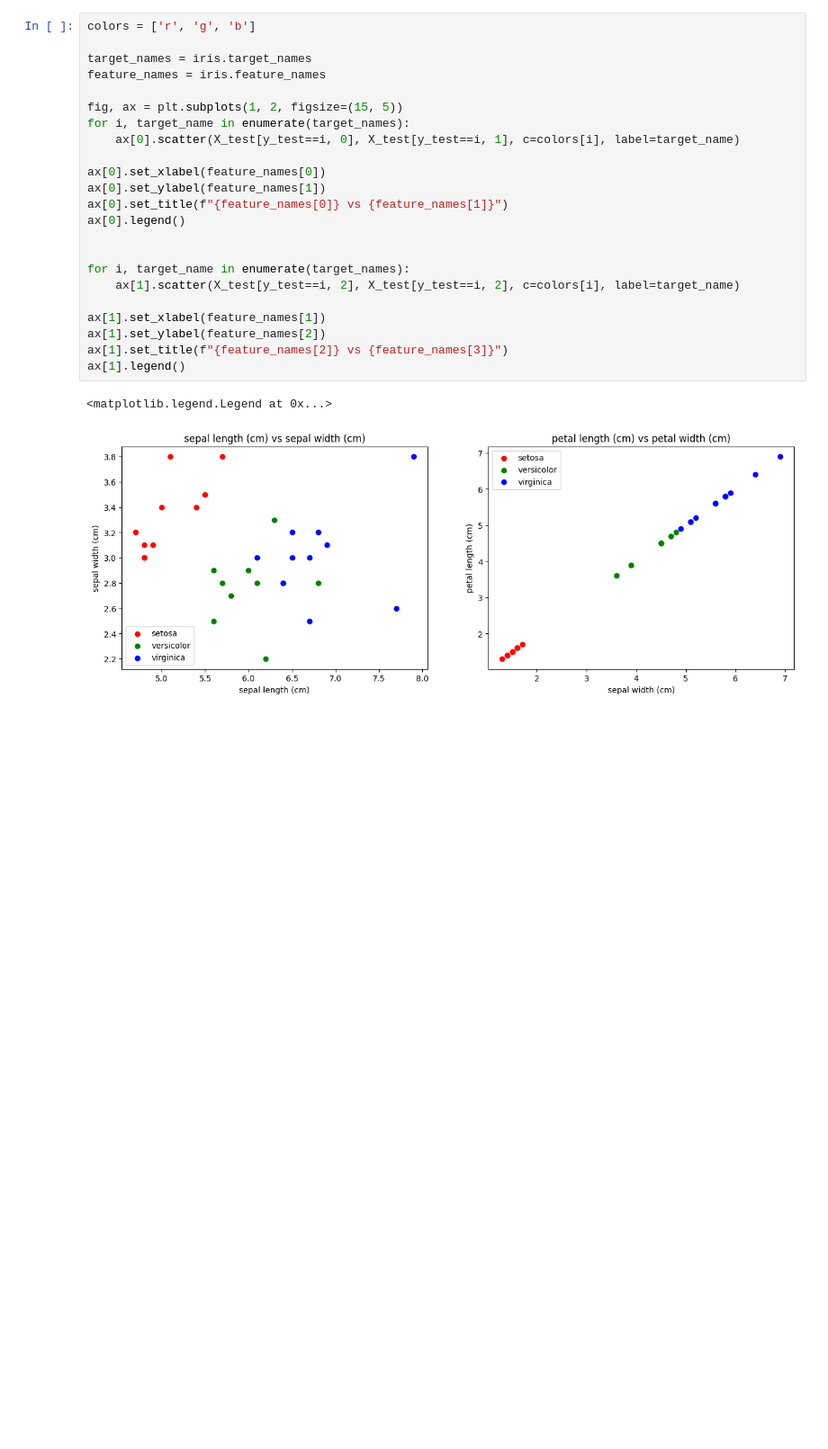
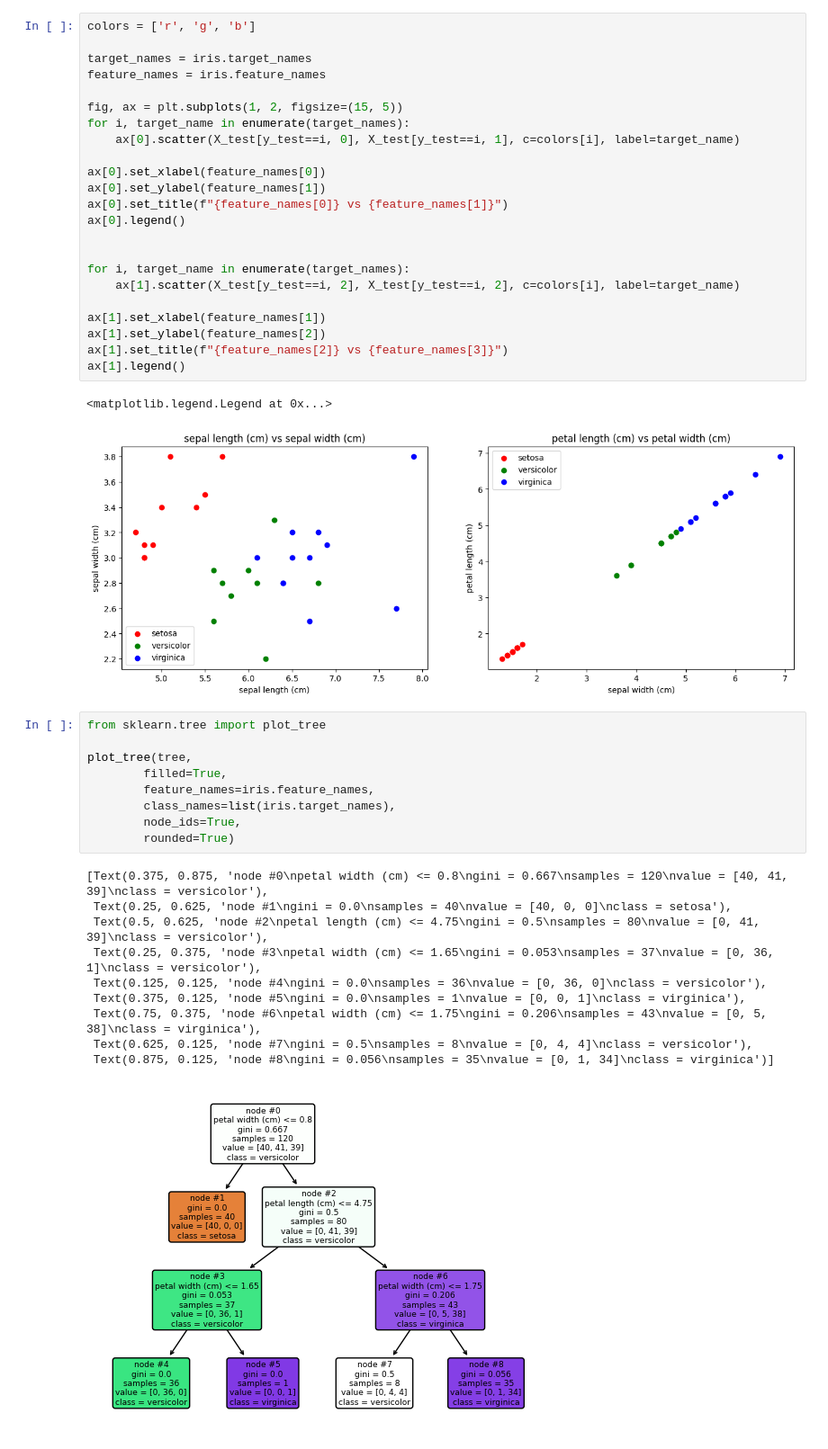
Before and after one commit to vishwasg217/ml-from-scratch, a Jupyter notebook: decision-tree/dec-tree.ipynb, the cells around one changed output. Shown at 90% size. Saved outputs shown, nothing was run; the diff lists cells and outputs as text; blank space fills up the shorter version.

Commit message:
tree visualization

```diff
--- a/decision-tree/dec-tree.ipynb
+++ b/decision-tree/dec-tree.ipynb
@@ -305,3 +305,23 @@ ax[1].legend()
 # %% [output]
 <matplotlib.legend.Legend at 0x...>
 [figure]
+# %%
+from sklearn.tree import plot_tree
+
+plot_tree(tree,
+        filled=True,
+        feature_names=iris.feature_names,
+        class_names=list(iris.target_names),
+        node_ids=True,
+        rounded=True)
+# %% [output]
+[Text(0.375, 0.875, 'node #0\npetal width (cm) <= 0.8\ngini = 0.667\nsamples = 120\nvalue = [40, 41, 39]\nclass = versicolor'),
+ Text(0.25, 0.625, 'node #1\ngini = 0.0\nsamples = 40\nvalue = [40, 0, 0]\nclass = setosa'),
+ Text(0.5, 0.625, 'node #2\npetal length (cm) <= 4.75\ngini = 0.5\nsamples = 80\nvalue = [0, 41, 39]\nclass = versicolor'),
+ Text(0.25, 0.375, 'node #3\npetal width (cm) <= 1.65\ngini = 0.053\nsamples = 37\nvalue = [0, 36, 1]\nclass = versicolor'),
+ Text(0.125, 0.125, 'node #4\ngini = 0.0\nsamples = 36\nvalue = [0, 36, 0]\nclass = versicolor'),
+ Text(0.375, 0.125, 'node #5\ngini = 0.0\nsamples = 1\nvalue = [0, 0, 1]\nclass = virginica'),
+ Text(0.75, 0.375, 'node #6\npetal width (cm) <= 1.75\ngini = 0.206\nsamples = 43\nvalue = [0, 5, 38]\nclass = virginica'),
+ Text(0.625, 0.125, 'node #7\ngini = 0.5\nsamples = 8\nvalue = [0, 4, 4]\nclass = versicolor'),
+ Text(0.875, 0.125, 'node #8\ngini = 0.056\nsamples = 35\nvalue = [0, 1, 34]\nclass = virginica')]
+[figure, added]
```
